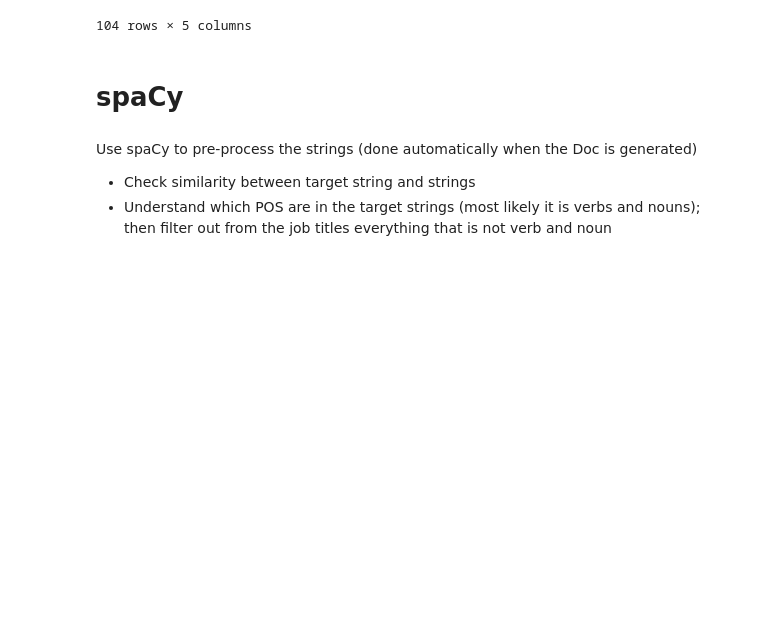
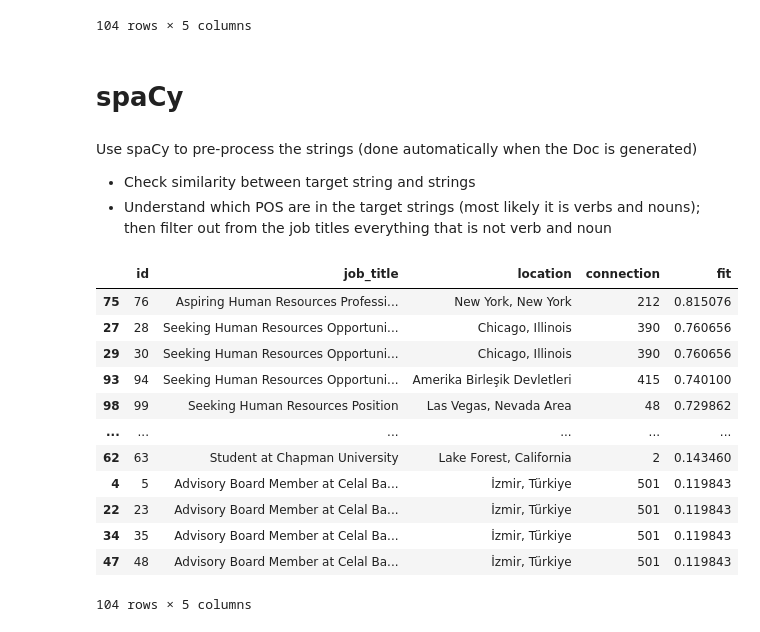
Before and after one commit to Ilvecho/Potential-Talent, a Jupyter notebook: P3_notebook.ipynb, the cells around one changed output. Saved outputs shown, nothing was run; the diff lists cells and outputs as text; code cells hidden in the pictures; blank space fills up the shorter version.

```diff
--- a/P3_notebook.ipynb
+++ b/P3_notebook.ipynb
@@ -684,0 +662,4 @@ Use spaCy to pre-process the strings (done automatically when the Doc is generat
+# %%
+nlp = spacy.load('en_core_web_md')
+# %%
+data = raw_data.copy()
@@ -684,0 +704,39 @@ Use spaCy to pre-process the strings (done automatically when the Doc is generat
+# %%
+texts = data['no_acronym']
+
+docs = list(nlp.pipe(texts))
+
+sk1 = nlp('Aspiring human resources')
+sk2 = nlp('seeking human resources')
+# %%
+results = raw_data.copy()
+results.fillna(0, inplace=True)
+
+scores_array = np.zeros((raw_data.shape[0],), dtype=float)
+
+for idx, job_title in enumerate(docs):
+
+  score1 = sk1.similarity(job_title)
+  score2 = sk2.similarity(job_title)
+
+  score = max([score1, score2])
+
+  results.fit[idx] = score
+
+results.sort_values(by=['fit', 'id'], ascending=[False, True], inplace=True)
+# %%
+results
+# %% [output]
+|  | id | job_title | location | connection | fit |
+| 75 | 76 | Aspiring Human Resources Professi... | New York, New York | 212 | 0.815076 |
+| 27 | 28 | Seeking Human Resources Opportuni... | Chicago, Illinois | 390 | 0.760656 |
+| 29 | 30 | Seeking Human Resources Opportuni... | Chicago, Illinois | 390 | 0.760656 |
+| 93 | 94 | Seeking Human Resources Opportuni... | Amerika Birleşik Devletleri | 415 | 0.740100 |
+| 98 | 99 | Seeking Human Resources Position | Las Vegas, Nevada Area | 48 | 0.729862 |
+| ... | ... | ... | ... | ... | ... |
+| 62 | 63 | Student at Chapman University | Lake Forest, California | 2 | 0.143460 |
+| 4 | 5 | Advisory Board Member at Celal Ba... | İzmir, Türkiye | 501 | 0.119843 |
+| 22 | 23 | Advisory Board Member at Celal Ba... | İzmir, Türkiye | 501 | 0.119843 |
+| 34 | 35 | Advisory Board Member at Celal Ba... | İzmir, Türkiye | 501 | 0.119843 |
+| 47 | 48 | Advisory Board Member at Celal Ba... | İzmir, Türkiye | 501 | 0.119843 |
+104 rows × 5 columns
```
Also changed, not shown: parts of 34 cells of this notebook.
